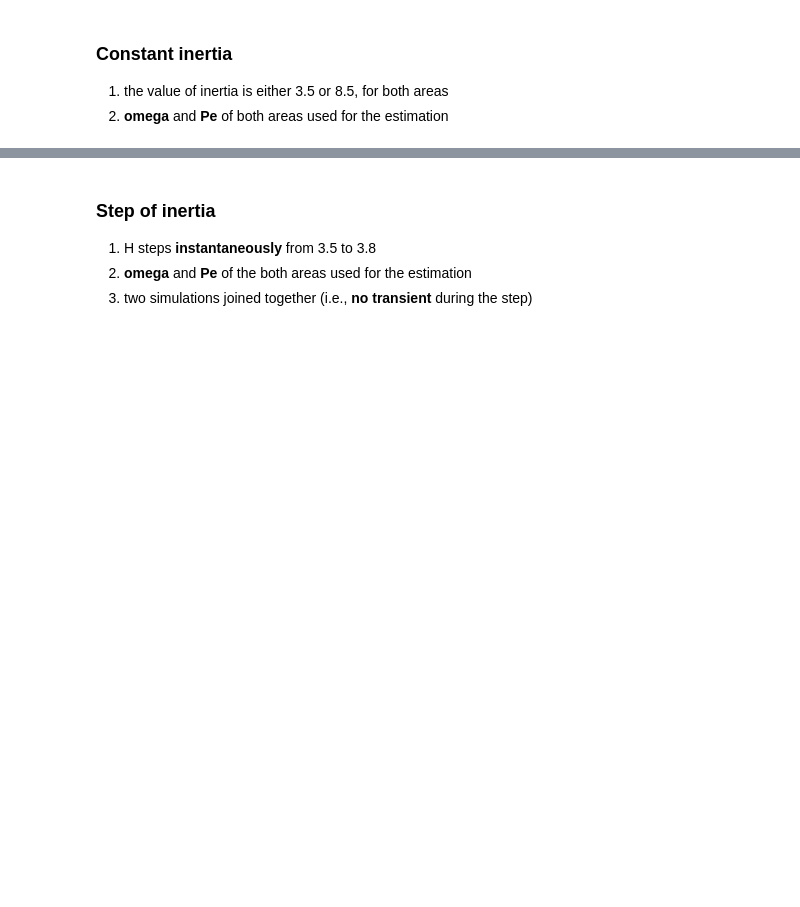
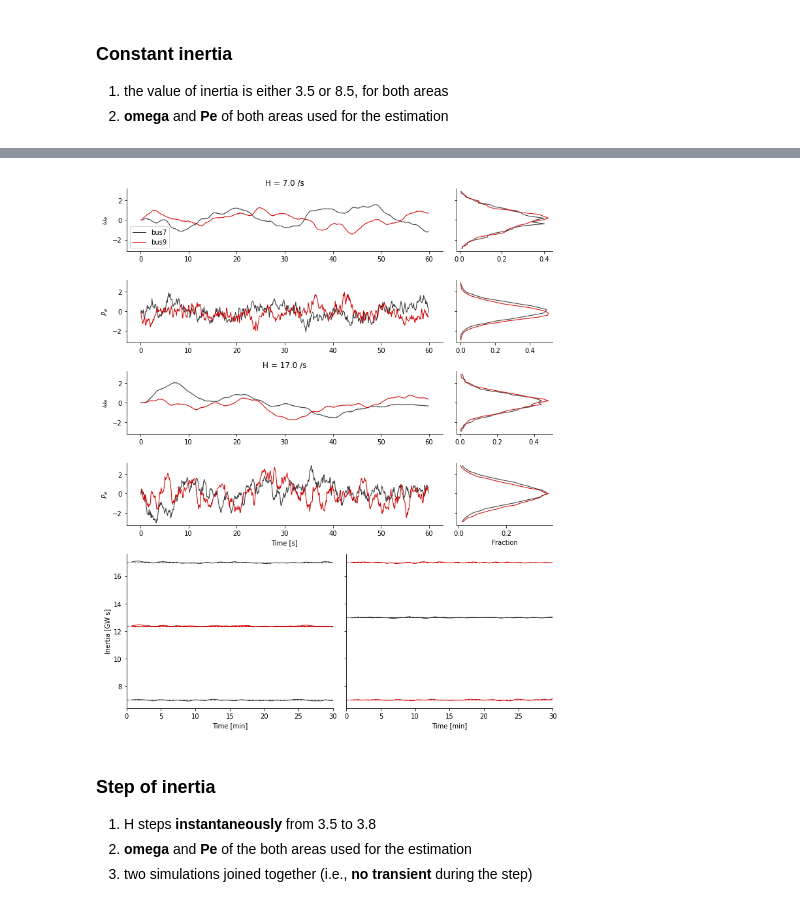
Before and after one commit to danielelinaro/inertia, a Jupyter notebook: notebooks/Inertia_estimation_two-area_multi_area.ipynb, the cells around one changed output, grey strips where cells are left out. Drawn from its saved outputs; the diff is of its cells as text; code cells hidden in the pictures; blank space fills up the shorter version.

Commit message:
Modified code to deal with inertia measured in GW s

```diff
--- a/notebooks/Inertia_estimation_two-area_multi_area.ipynb
+++ b/notebooks/Inertia_estimation_two-area_multi_area.ipynb
@@ -28,11 +28,21 @@ project_name = 'inertia'
 area_IDs = [1, 2]
 D = 2
 DZA = 60
+global_inertia = True
+if global_inertia:
+    tag = Tag('area_inertia_global')
+    func = np.sum
+    inertia_units = 'GW s'
+else:
+    tag = Tag('area_inertia_coi')
+    func = np.mean
+    inertia_units = 's'
 query = Tag('two-area') & \
         Tag('_'.join([f'area{area_id}' for area_id in area_IDs])) & \
         Tag(f'D={D}') & \
         Tag(f'DZA={DZA}') & \
-        Tag('1D_pipeline')
+        Tag('1D_pipeline') & \
+        tag
 experiments = api.query(workspace, project_name, query, archived=False)
 experiment_IDs = []
 MAPE = []
@@ -52,7 +62,7 @@ for experiment in experiments:
             try:
                 MAPE.append(float(val))
             except:
-                MAPE.append(list(map(float, val[1:-1].split(' ')[:2])))
+                MAPE.append(list(map(float, [v for v in val[1:-1].split(' ') if len(v)])))
             has_MAPE = True
             break
     tags.append(experiment.get_tags())
@@ -139,55 +163,64 @@ for i, bus_to_predict in enumerate(bus_IDs):
 # %%
-fig = plt.figure(figsize=(10, (N_H + 2) * 3))
-gs = fig.add_gridspec(N_H * 2 + 2, 4)
+fig = plt.figure(figsize=(10, (N_H/2 + 2) * 3))
+gs = fig.add_gridspec(N_H + 2, 4)
 ax = []
-for i in range(0, len(H_values)*2, 2):
+for i in range(0, len(H_values), 2):
     ax.append([fig.add_subplot(gs[i, :3]), fig.add_subplot(gs[i, 3])]),
     ax.append([fig.add_subplot(gs[i+1, :3]), fig.add_subplot(gs[i+1, 3])]),
 ax.append([fig.add_subplot(gs[-2:,:2]), fig.add_subplot(gs[-2:,2:])])
 
 col = [[.2,.2,.2], [.8,0,0]]
 
 idx = t < 60
 var_names = 'omegael_bus{}','Pe_bus{}'
-for i,bus_ID in enumerate(bus_IDs):
-    for j,h in enumerate(H_values):
-        ax[-1][i].plot(time[[0,-1]] / 60, h + np.zeros(2), '--', color=col[i], lw=1)
-        ax[-1][i].plot(time[[0,-1]] / 60, default_H[1-i] + np.zeros(2), '--', color=col[1-i], lw=1)
-        for k,var_name in enumerate(var_names):
-            key = var_name.format(bus_ID)
-            value = data_normalized[i][j][key]
-            n,edges = np.histogram(value, bins=31, range=(-3,3), density=True)
-            m = j * len(var_names) + k
-            ax[m][0].plot(t[idx], value[idx], color=col[i], lw=1, label=key.split('_')[1])
-            ax[m][1].plot(n, edges[:-1] + np.diff(edges[:2])[0] / 2, color=col[i], lw=1)
-            ax[-1][i].plot(time / 60, inertia[i][j][:,k], color=col[k], lw=1)
-        ax[j * 2][0].set_title(f'H = {h} /s')
-    ax[-1][i].set_xlabel('Time [min]')
+for i,(H,bus_ID) in enumerate(zip(H_values, bus_IDs)):
+    j = 0 if bus_ID == 7 else 1
+    k = i % 2
+    if global_inertia:
+        h = [np.sum(H[:2]), np.sum(H[2:])]
+    else:
+        h = [np.mean(H[:2]), np.mean(H[2:])]
+    ax[k*2][0].set_title(f'H = {h[j]} /s')
+    ax[-1][j].set_xlabel('Time [min]')
+
+    for l,var_name in enumerate(var_names):
+        key = var_name.format(bus_ID)
+        value = data_normalized[i][key]
+        n,edges = np.histogram(value, bins=31, range=(-3,3), density=True)
+        m = (1 if i%2 else 0) * len(var_names) + l
+        ax[m][0].plot(t[idx], value[idx], color=col[j], lw=1, label=key.split('_')[1])
+        ax[m][1].plot(n, edges[:-1] + np.diff(edges[:2])[0] / 2, color=col[j], lw=1)
+
+    ax[-1][j].plot(time[[0,-1]] / 60, h[0] + np.zeros(2), '--', color=col[0], lw=1)
+    ax[-1][j].plot(time[[0,-1]] / 60, h[1] + np.zeros(2), '--', color=col[1], lw=1)
+    ax[-1][j].plot(time / 60, inertia[i][:,0], color=col[0], lw=1)
+    ax[-1][j].plot(time / 60, inertia[i][:,1], color=col[1], lw=1)
 
 for a in ax:
     for side in 'right','top':
         for i in range(2):
             a[i].spines[side].set_visible(False)
 
 ax[0][0].legend(loc='best')
 for i in range(len(ax)):
     if i < len(ax) - 2:
         ax[i][0].get_shared_x_axes().join(ax[i][0], ax[i+1][0])
     ax[i][0].get_shared_y_axes().join(ax[i][0], ax[i][1])
     ax[i][1].set_yticklabels([])
 
 for i in range(0, len(ax)-1, 2):
     ax[i][0].set_ylabel(r'$\omega_{e}$')
     ax[i+1][0].set_ylabel(r'$P_{e}$')
 ax[-1][0].get_shared_x_axes().join(ax[-1][0], ax[-1][1])
 
 ax[-1][0].set_xlim([0,30])
-ax[-1][0].set_ylim([2.5,10])
-ax[-1][0].set_ylabel(r'Inertia [$s^{-1}$]')
+ax[-1][0].set_ylabel(f'Inertia [{inertia_units}]')
 ax[-2][0].set_xlabel('Time [s]')
 ax[-2][1].set_xlabel('Fraction')
 fig.tight_layout()
 fig.savefig('multi_area_prediction_const_H.pdf')
+# %% [output]
+[figure, added]
 # %% [markdown]
 ### Step of inertia
 1. H steps **instantaneously** from 3.5 to 3.8
```
Also changed, not shown: parts of 20 cells of this notebook, 2 other files.
